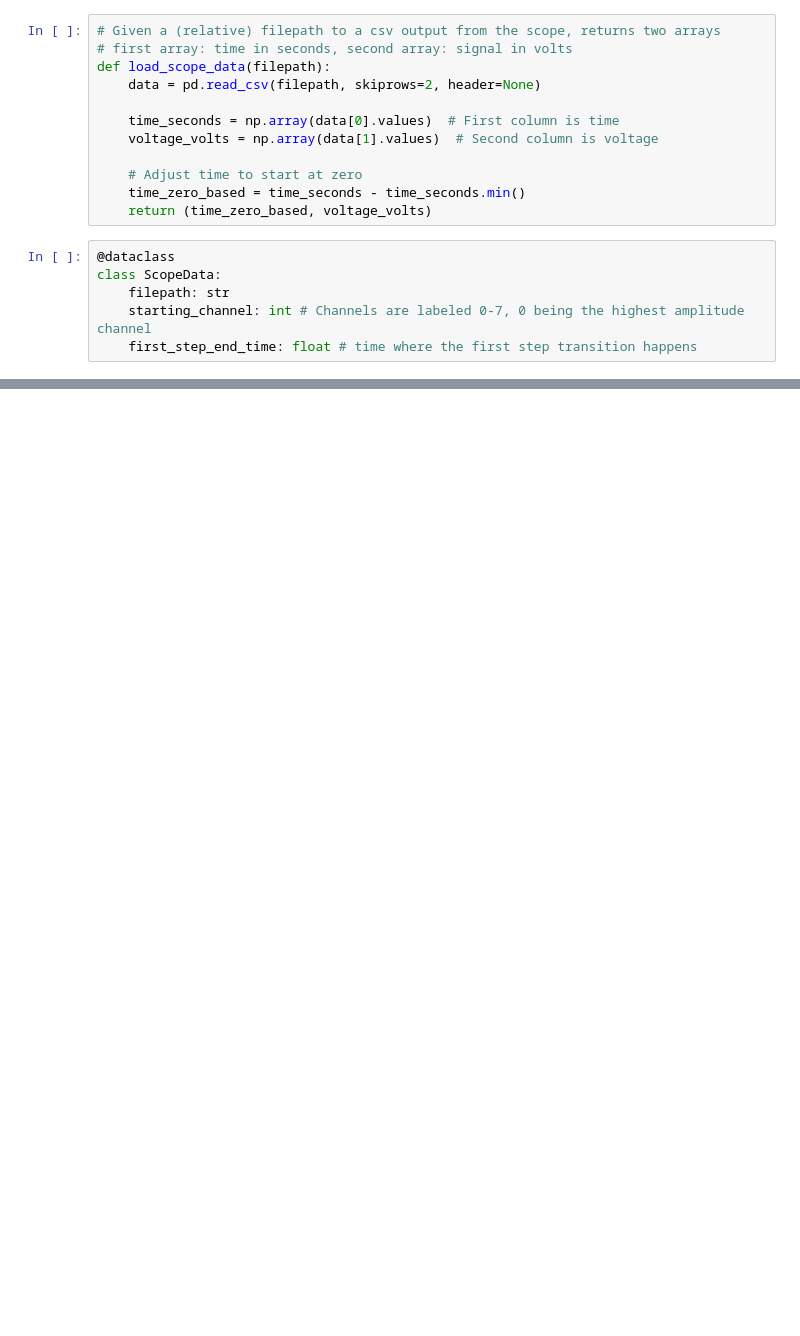
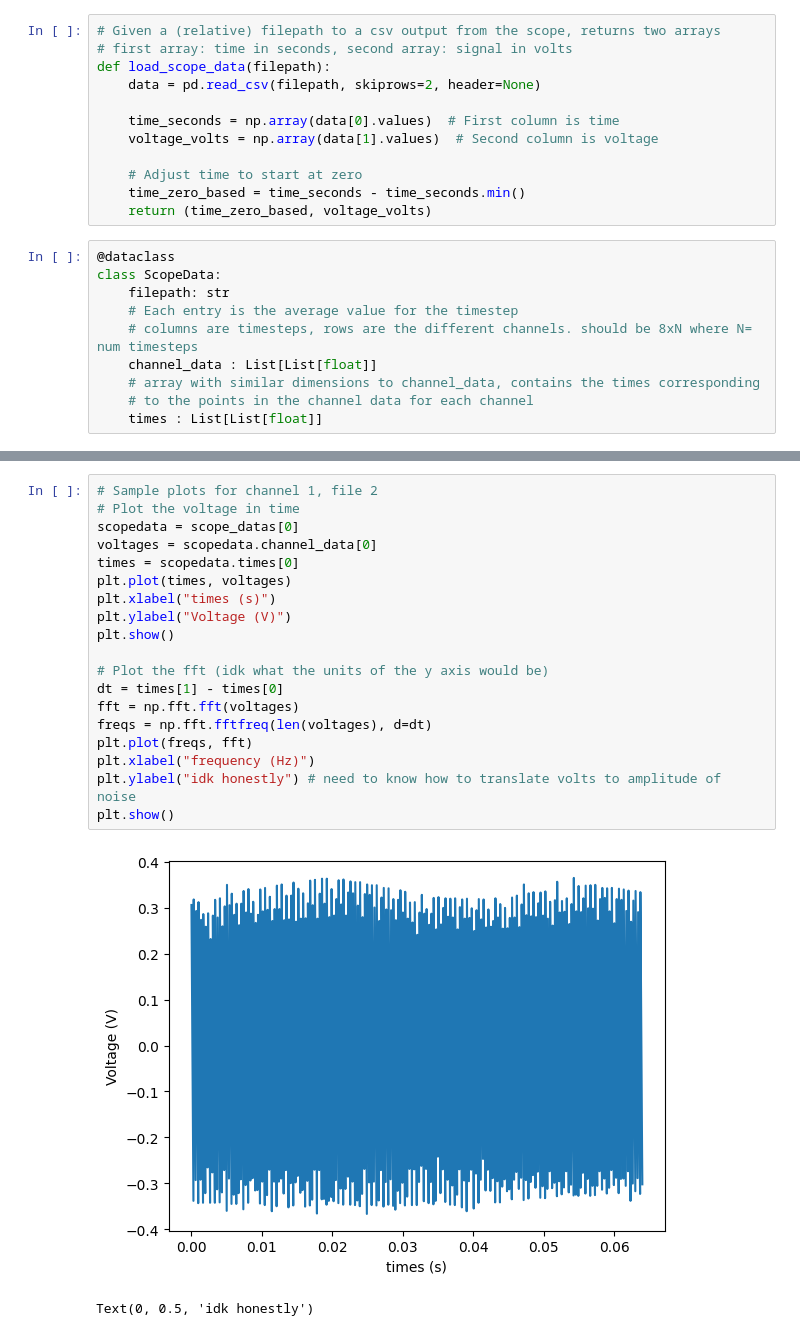
Before and after one commit to bharraz/data, a Jupyter notebook: acoustic noise 0525/acoustic noise 0525.ipynb, the cells around one changed output, grey strips where cells are left out. Drawn from its saved outputs; the diff is of its cells as text; blank space fills up the shorter version.

```diff
--- a/acoustic noise 0525/acoustic noise 0525.ipynb
+++ b/acoustic noise 0525/acoustic noise 0525.ipynb
@@ -15,11 +17,15 @@ def load_scope_data(filepath):
     # Adjust time to start at zero
     time_zero_based = time_seconds - time_seconds.min()
     return (time_zero_based, voltage_volts)
-# %%
-@dataclass
-class ScopeData:
-    filepath: str
-    starting_channel: int # Channels are labeled 0-7, 0 being the highest amplitude channel
-    first_step_end_time: float # time where the first step transition happens
+# %%
+@dataclass
+class ScopeData:
+    filepath: str
+    # Each entry is the average value for the timestep
+    # columns are timesteps, rows are the different channels. should be 8xN where N= num timesteps
+    channel_data : List[List[float]]
+    # array with similar dimensions to channel_data, contains the times corresponding
+    # to the points in the channel data for each channel
+    times : List[List[float]]
 # %%
 # I'm going to manually describe the starting conditions of the 8 csv's I have
@@ -34,0 +89,22 @@ plt.show()
+# %%
+# Sample plots for channel 1, file 2
+# Plot the voltage in time
+scopedata = scope_datas[0]
+voltages = scopedata.channel_data[0]
+times = scopedata.times[0]
+plt.plot(times, voltages)
+plt.xlabel("times (s)")
+plt.ylabel("Voltage (V)")
+plt.show()
+
+# Plot the fft (idk what the units of the y axis would be)
+dt = times[1] - times[0]
+fft = np.fft.fft(voltages)
+freqs = np.fft.fftfreq(len(voltages), d=dt)
+plt.plot(freqs, fft)
+plt.xlabel("frequency (Hz)")
+plt.ylabel("idk honestly") # need to know how to translate volts to amplitude of noise
+plt.show()
+# %% [output]
+[figure, added]
+Text(0, 0.5, 'idk honestly')
```
Also changed, not shown: parts of 4 cells of this notebook, 7 other files.
